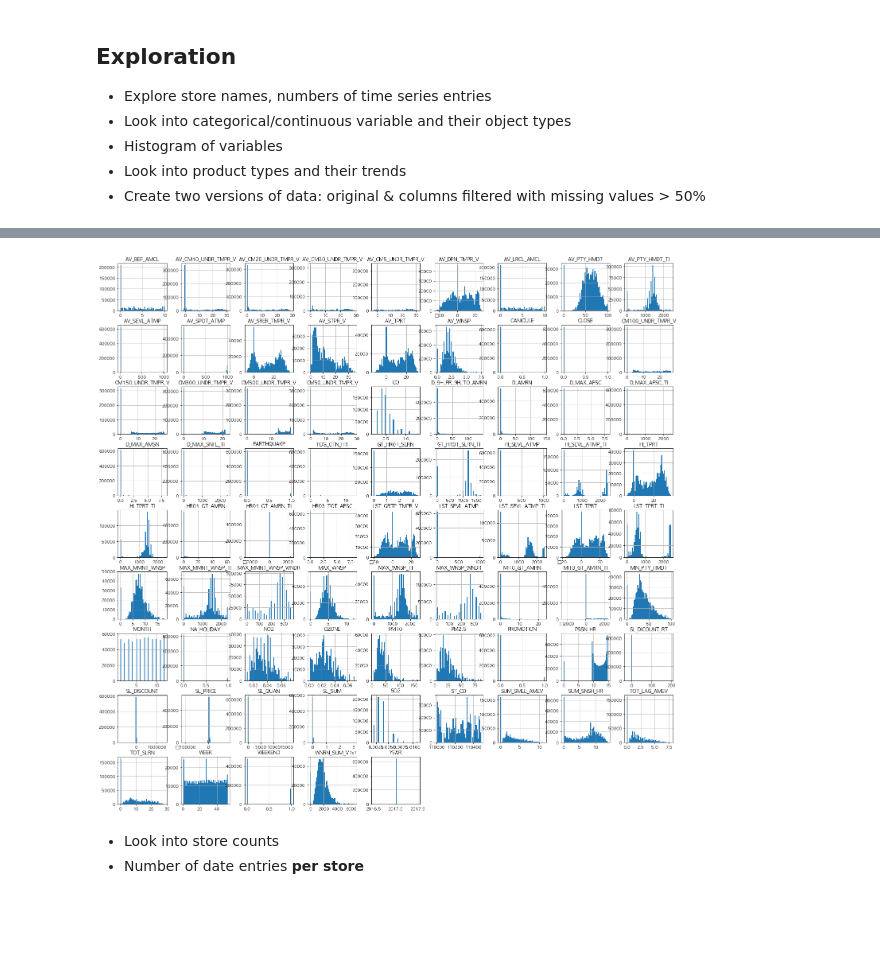
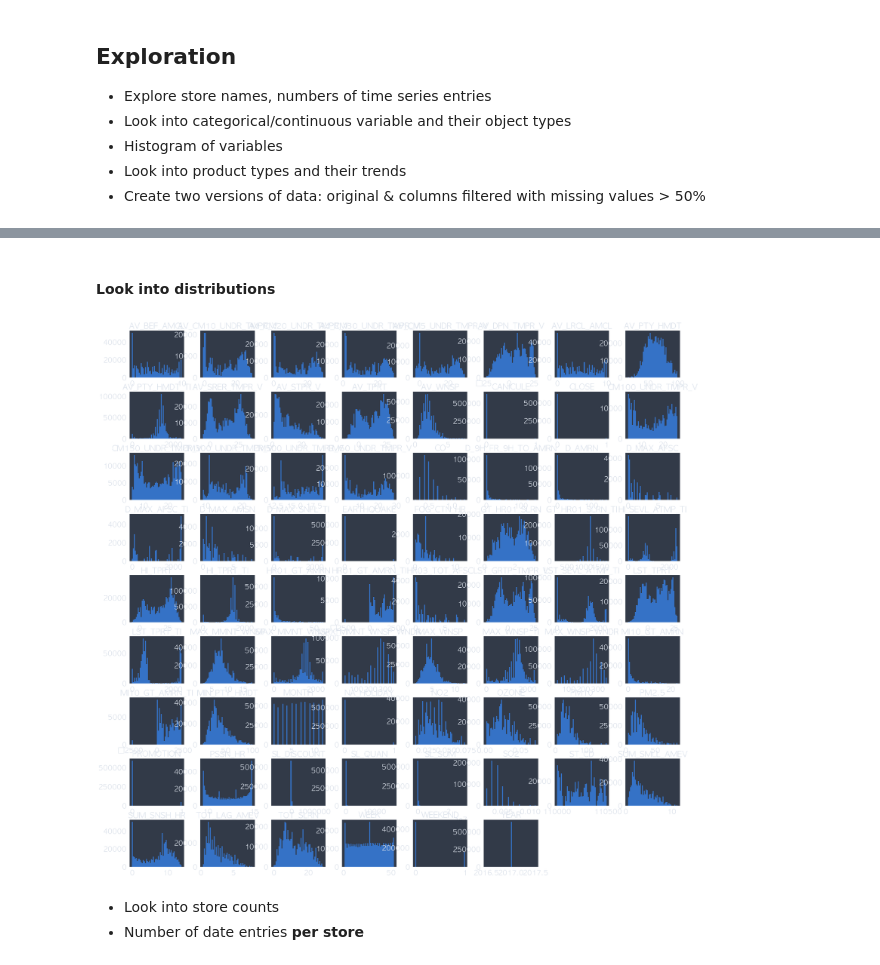
Before and after one commit to PolarBear77/Kaggle-projects, a Jupyter notebook: Data analysis.ipynb, the cells around one changed output, grey strips where cells are left out. Cells and saved outputs as stored; diff of their text form; code cells hidden in the pictures; blank space fills up the shorter version.

```diff
--- a/Data analysis.ipynb
+++ b/Data analysis.ipynb
@@ -68,8 +100,11 @@ dtypes: float64(61), int64(16), object(10)
 memory usage: 423.6+ MB
+# %% [markdown]
+#### Look into distributions
 # %%
-_ = df_data_1.hist(figsize=(25,25), bins =50)
+_ = df_data_1.hist(figsize=(30,30), bins =50)
+plt.show()
 # %% [output]
-[figure, old version]
+[figure, new version]
 # %% [markdown]
 - Look into store counts
 - Number of date entries <b>per store
```
Also changed, not shown: parts of 32 cells of this notebook.
